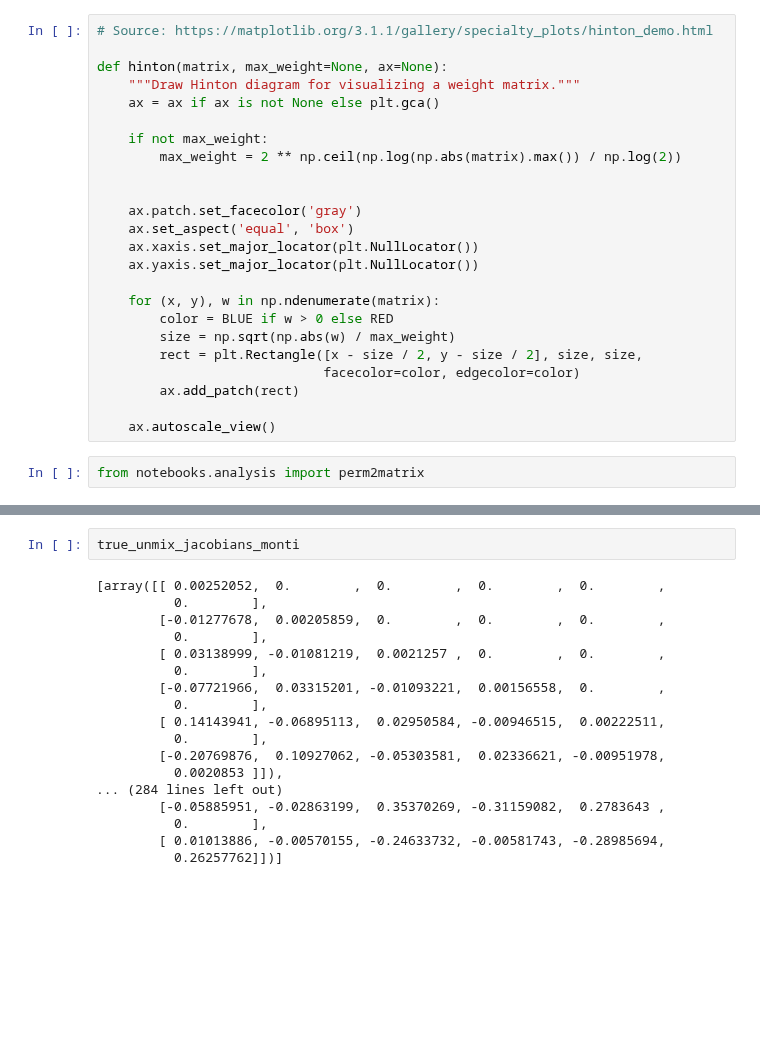
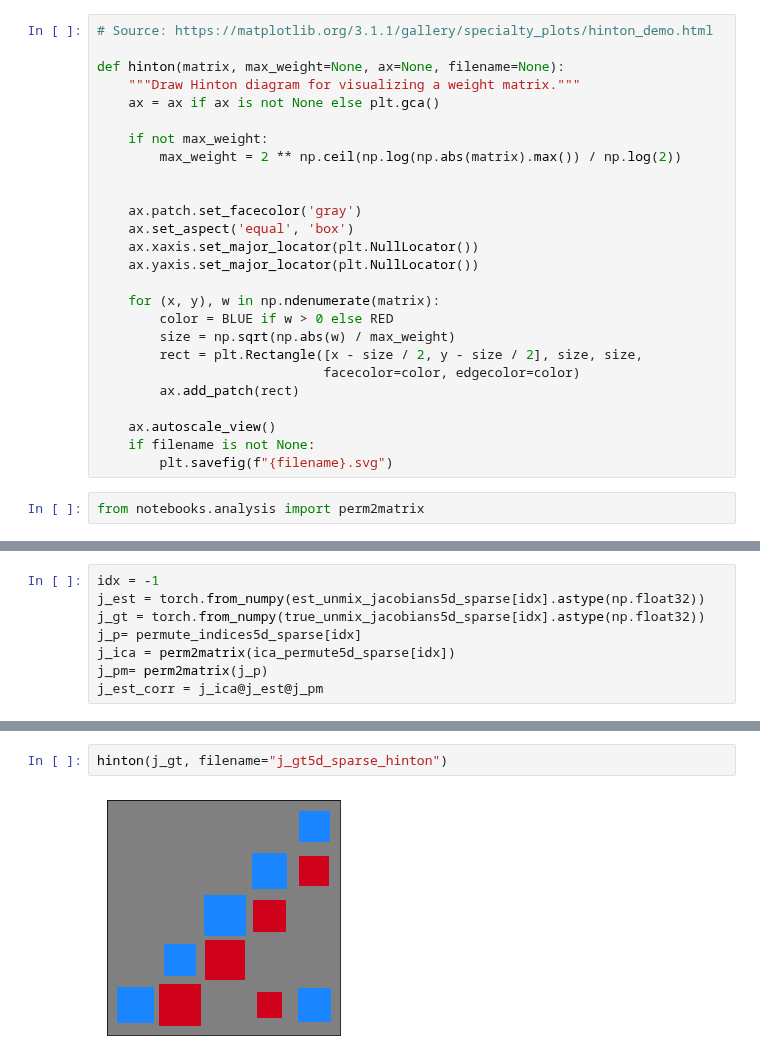
Before and after one commit to rpatrik96/nl-causal-representations, a Jupyter notebook: notebooks/synth_plots.ipynb, the cells around one changed output, grey strips where cells are left out. Cells and saved outputs as stored; diff of their text form; blank space fills up the shorter version.

```diff
--- a/notebooks/synth_plots.ipynb
+++ b/notebooks/synth_plots.ipynb
@@ -495,7 +551,7 @@ plt.savefig("recalls.svg")
 # %%
 # Source: https://matplotlib.org/3.1.1/gallery/specialty_plots/hinton_demo.html
 
-def hinton(matrix, max_weight=None, ax=None):
+def hinton(matrix, max_weight=None, ax=None, filename=None):
     """Draw Hinton diagram for visualizing a weight matrix."""
     ax = ax if ax is not None else plt.gca()
 
@@ -516,5 +572,7 @@ def hinton(matrix, max_weight=None, ax=None):
         ax.add_patch(rect)
 
     ax.autoscale_view()
+    if filename is not None:
+        plt.savefig(f"{filename}.svg")
 # %%
 from notebooks.analysis import perm2matrix
@@ -528,0 +579,8 @@ j_est_corr = correct_ica_scale_permutation(torch.from_numpy(j_est.astype(np.floa
+# %%
+idx = -1
+j_est = torch.from_numpy(est_unmix_jacobians5d_sparse[idx].astype(np.float32))
+j_gt = torch.from_numpy(true_unmix_jacobians5d_sparse[idx].astype(np.float32))
+j_p= permute_indices5d_sparse[idx]
+j_ica = perm2matrix(ica_permute5d_sparse[idx])
+j_pm= perm2matrix(j_p)
+j_est_corr = j_ica@j_est@j_pm
@@ -535,20 +604,4 @@ array([[ 1.5320351 , -0.01130555, -0.00469695],
-# %%
-true_unmix_jacobians_monti
-# %% [output]
-[array([[ 0.00252052,  0.        ,  0.        ,  0.        ,  0.        ,
-          0.        ],
-        [-0.01277678,  0.00205859,  0.        ,  0.        ,  0.        ,
-          0.        ],
-        [ 0.03138999, -0.01081219,  0.0021257 ,  0.        ,  0.        ,
-          0.        ],
-        [-0.07721966,  0.03315201, -0.01093221,  0.00156558,  0.        ,
-          0.        ],
-        [ 0.14143941, -0.06895113,  0.02950584, -0.00946515,  0.00222511,
-          0.        ],
-        [-0.20769876,  0.10927062, -0.05303581,  0.02336621, -0.00951978,
-          0.0020853 ]]),
-... (284 lines left out)
-        [-0.05885951, -0.02863199,  0.35370269, -0.31159082,  0.2783643 ,
-          0.        ],
-        [ 0.01013886, -0.00570155, -0.24633732, -0.00581743, -0.28985694,
-          0.26257762]])]
+# %%
+hinton(j_gt, filename="j_gt5d_sparse_hinton")
+# %% [output]
+[figure, added]
```
Also changed, not shown: parts of 41 cells of this notebook.
